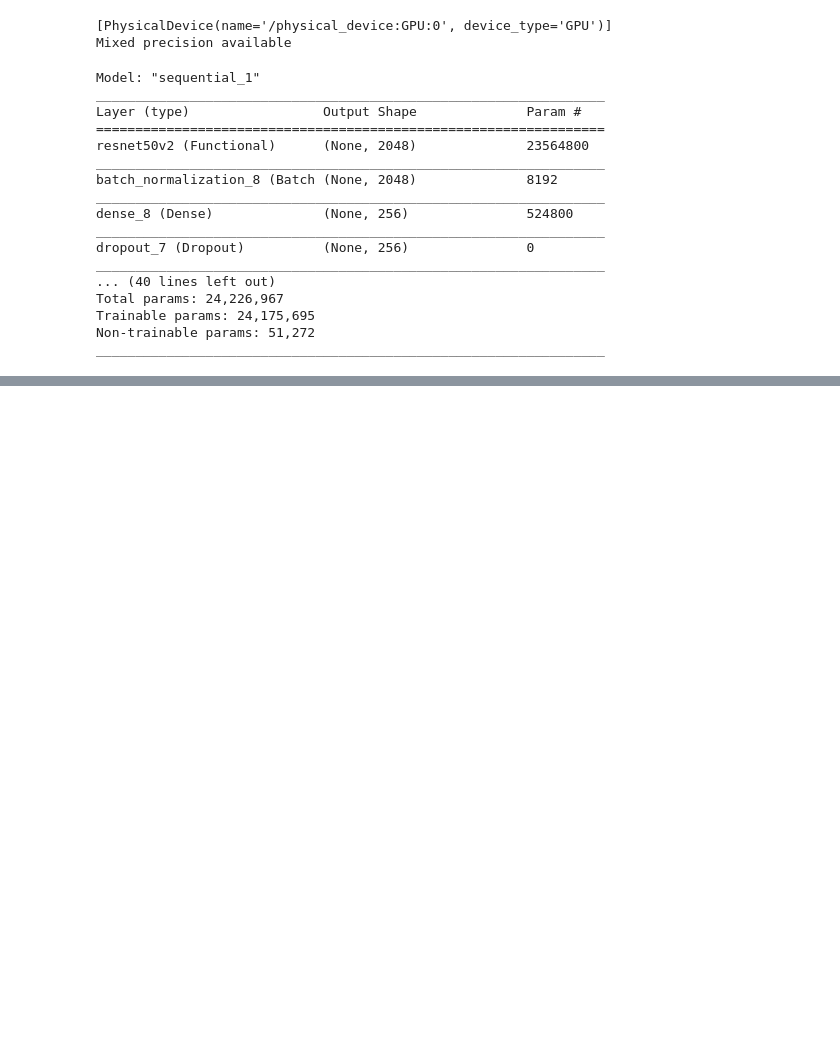
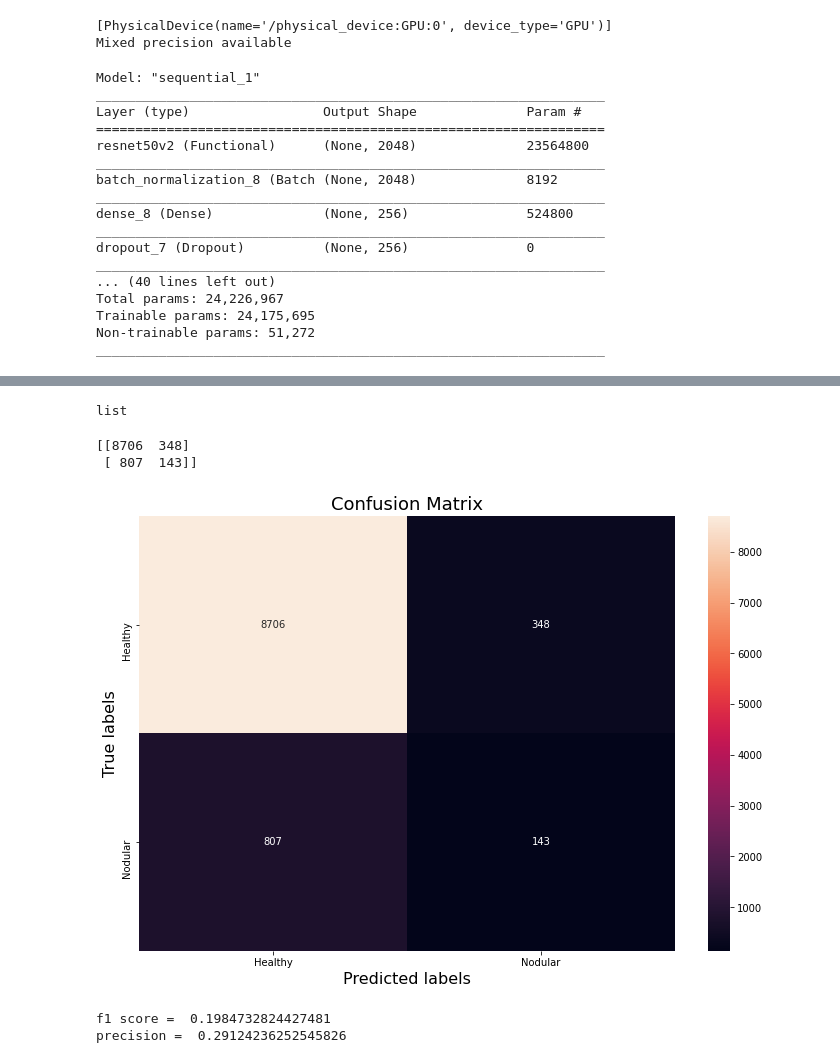
Before and after one commit to fireheart12/Chexnet_NIH, a Jupyter notebook: inference/inference.ipynb, the cells around one changed output, grey strips where cells are left out. Drawn from its saved outputs; the diff is of its cells as text; code cells hidden in the pictures; blank space fills up the shorter version.

Commit message:
Add files via upload
F1 score, recall and precision added

```diff
--- a/inference/inference.ipynb
+++ b/inference/inference.ipynb
@@ -47,8 +48,11 @@ metadata.head()
 | 4 | 00013894_000_1.png | 1 | training |
 # %%
 val = metadata[metadata["subset"] == "validation"]
+STEPS_VAL = int(np.ceil(val.shape[0] /config["BATCH_SIZE"]))
+
 
 print("Validation data shape = ", val.shape)
+print("Validation steps = ", STEPS_VAL)
 val.head()
 # %% [output]
 Validation data shape =  (10004, 3)
@@ -178,5 +183,5 @@ Non-trainable params: 51,272
 _________________________________________________________________
 # %%
 with tf.device("/device:GPU:0") :
-    score = model.evaluate(val, verbose = True)
+    y_pred = model.predict_generator(val, STEPS_VAL, verbose = True)
 # %% [output]
@@ -183,0 +192,40 @@ with tf.device("/device:GPU:0") :
+# %%
+y_true = val.classes
+type(y_true)
+# %% [output]
+list
+# %%
+predicted_labels = []
+for prob in y_pred :
+    if prob >= 0.5 :
+        predicted_labels.append(1)
+    else:
+        predicted_labels.append(0)
+# %%
+cm = confusion_matrix(y_true, predicted_labels)
+print(cm)
+
+plt.figure(figsize = (12, 8))
+ax= plt.subplot()
+sns.heatmap(cm, annot=True, ax = ax, fmt = "d"); #annot=True to annotate cells
+
+# labels, title and ticks
+ax.set_xlabel('Predicted labels', fontsize = 16)
+ax.set_ylabel('True labels', fontsize = 16)
+ax.set_title('Confusion Matrix', fontsize = 18)
+ax.xaxis.set_ticklabels(['Healthy', 'Nodular'])
+ax.yaxis.set_ticklabels(['Healthy', 'Nodular']);
+# %% [output]
+[[8706  348]
+ [ 807  143]]
+[figure, added]
+# %%
+f1 = f1_score(y_true, predicted_labels, average = "binary")
+precision = precision_score(y_true, predicted_labels, average = "binary")
+recall = recall_score(y_true, predicted_labels, average = "binary")
+print("f1 score = ", f1)
+print("precision = ", precision)
+print("Recall = ", recall)
+# %% [output]
+f1 score =  0.1984732824427481
+precision =  0.29124236252545826
```
Also changed, not shown: parts of 4 cells of this notebook.
